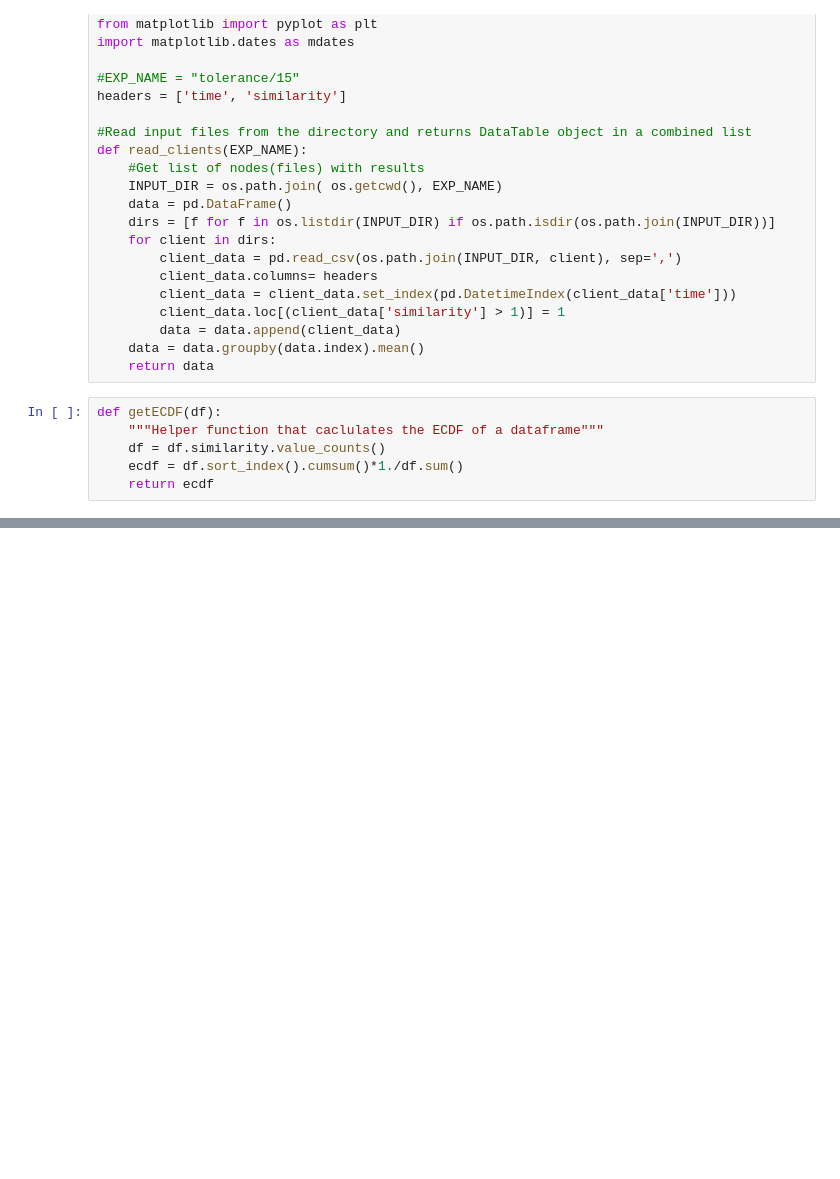
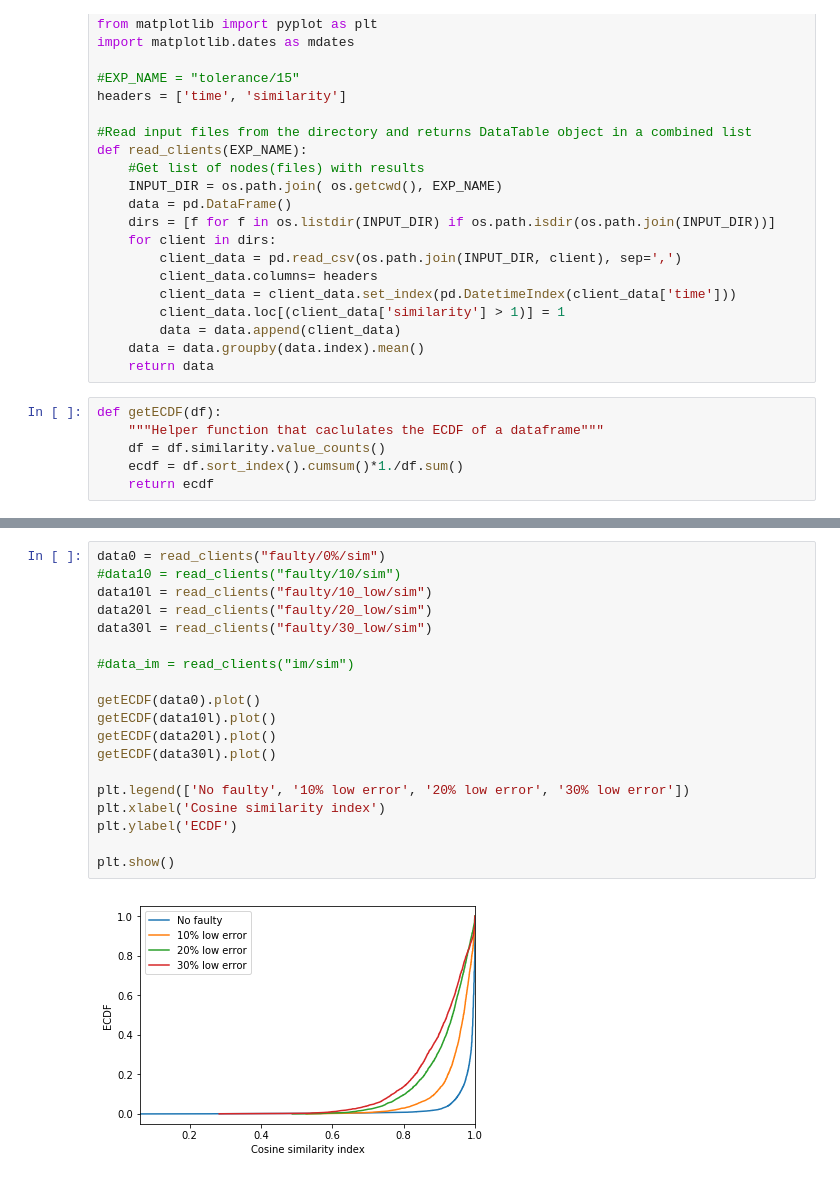
Before and after one commit to khulan8824/mn, a Jupyter notebook: log.ipynb, the cells around one changed output, grey strips where cells are left out. Cells and saved outputs as stored; diff of their text form; blank space fills up the shorter version.

```diff
--- a/log.ipynb
+++ b/log.ipynb
@@ -47,0 +53,21 @@ plt.show()
+# %%
+data0 = read_clients("faulty/0%/sim")
+#data10 = read_clients("faulty/10/sim")
+data10l = read_clients("faulty/10_low/sim")
+data20l = read_clients("faulty/20_low/sim")
+data30l = read_clients("faulty/30_low/sim")
+
+#data_im = read_clients("im/sim")
+
+getECDF(data0).plot()
+getECDF(data10l).plot()
+getECDF(data20l).plot()
+getECDF(data30l).plot()
+
+plt.legend(['No faulty', '10% low error', '20% low error', '30% low error'])
+plt.xlabel('Cosine similarity index')
+plt.ylabel('ECDF')
+
+plt.show()
+# %% [output]
+[figure, added]
```
Also changed, not shown: parts of 1 cell of this notebook.
